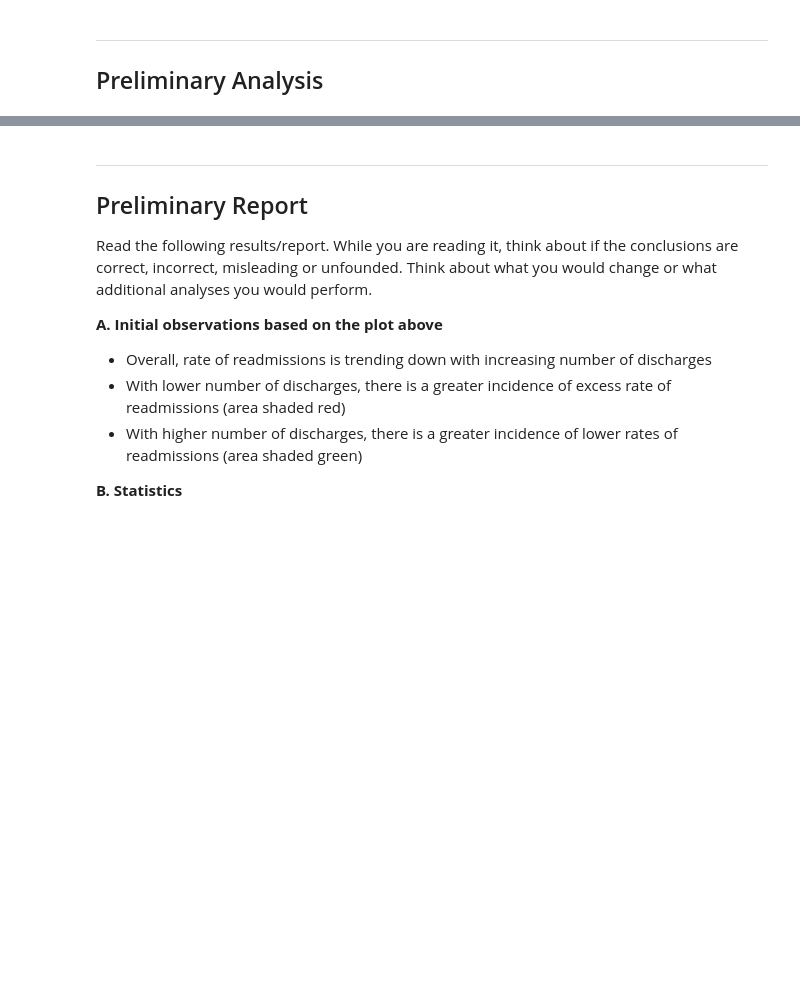
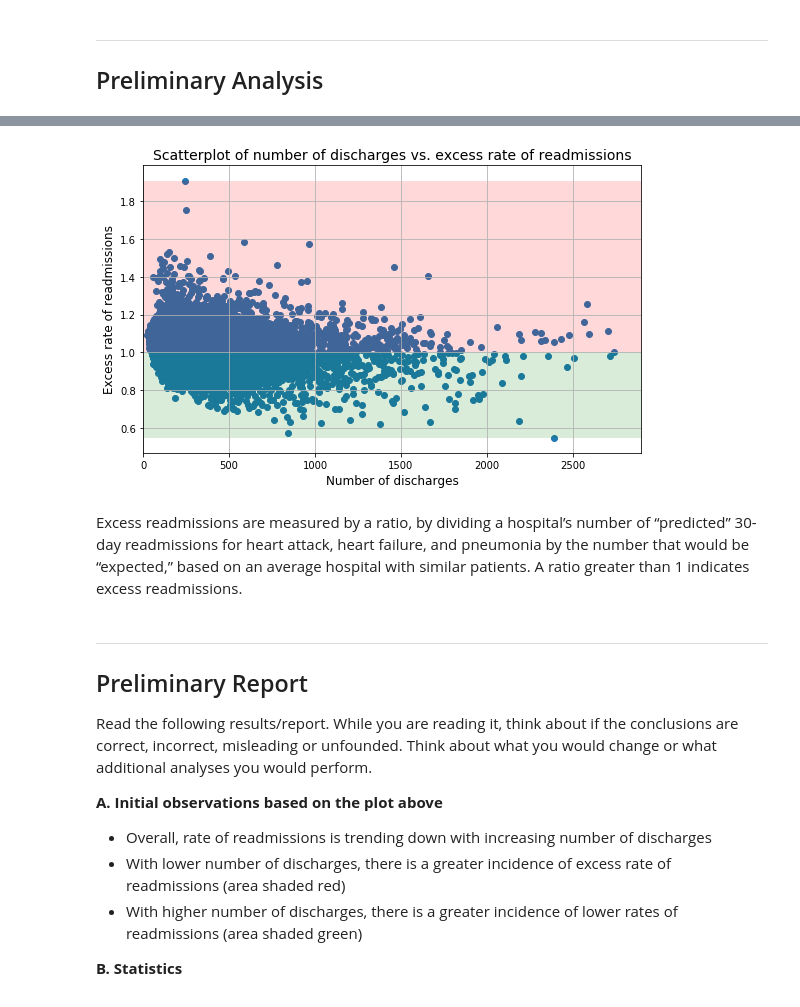
Before and after one commit to oserttas-math/Springboard-Projects, a Jupyter notebook: Statistical_Inference_Exercises/EDA_Hospital_Readmission/EDA_Hospital_Readmission_Project.ipynb, the cells around one changed output, grey strips where cells are left out. Drawn from its saved outputs; the diff is of its cells as text; code cells hidden in the pictures; blank space fills up the shorter version.

```diff
--- a/Statistical_Inference_Exercises/EDA_Hospital_Readmission/EDA_Hospital_Readmission_Project.ipynb
+++ b/Statistical_Inference_Exercises/EDA_Hospital_Readmission/EDA_Hospital_Readmission_Project.ipynb
@@ -39,22 +124,26 @@ clean_hospital_read_df = clean_hospital_read_df.sort_values('Number of Discharge
 # %%
 # generate a scatterplot for number of discharges vs. excess rate of readmissions
 # lists work better with matplotlib scatterplot function
-x = [a for a in clean_hospital_read_df['Number of Discharges'][81:-3]]
-y = list(clean_hospital_read_df['Excess Readmission Ratio'][81:-3])
+x = list(clean_hospital_read_df['Number of Discharges'][clean_hospital_read_df['Number of Discharges'] !=0].dropna())
+y = list(clean_hospital_read_df['Excess Readmission Ratio'][clean_hospital_read_df['Excess Readmission Ratio'] !=0].dropna())
 
 fig, ax = plt.subplots(figsize=(8,5))
-ax.scatter(x, y,alpha=0.2)
+ax.scatter(x, y,alpha=1.0)
 
-ax.fill_between([0,350], 1.15, 2, facecolor='red', alpha = .15, interpolate=True)
-ax.fill_between([800,2500], .5, .95, facecolor='green', alpha = .15, interpolate=True)
+ax.fill_between([0,2900], 1.0, np.max(y), facecolor='red', alpha = .15, interpolate=True)
+ax.fill_between([0,2900], np.min(y), 1.0, facecolor='green', alpha = .15, interpolate=True)
 
-ax.set_xlim([0, max(x)])
+ax.set_xlim([0, 2900])
 ax.set_xlabel('Number of discharges', fontsize=12)
 ax.set_ylabel('Excess rate of readmissions', fontsize=12)
 ax.set_title('Scatterplot of number of discharges vs. excess rate of readmissions', fontsize=14)
 
 ax.grid(True)
 fig.tight_layout()
+# %% [output]
+[figure, added]
+# %% [markdown]
+Excess readmissions are measured by a ratio, by dividing a hospital’s number of “predicted” 30-day readmissions for heart attack, heart failure, and pneumonia by the number that would be “expected,” based on an average hospital with similar patients. A ratio greater than 1 indicates excess readmissions.
 # %% [markdown]
 ****
 
```
Also changed, not shown: parts of 33 cells of this notebook, 26 other files.
